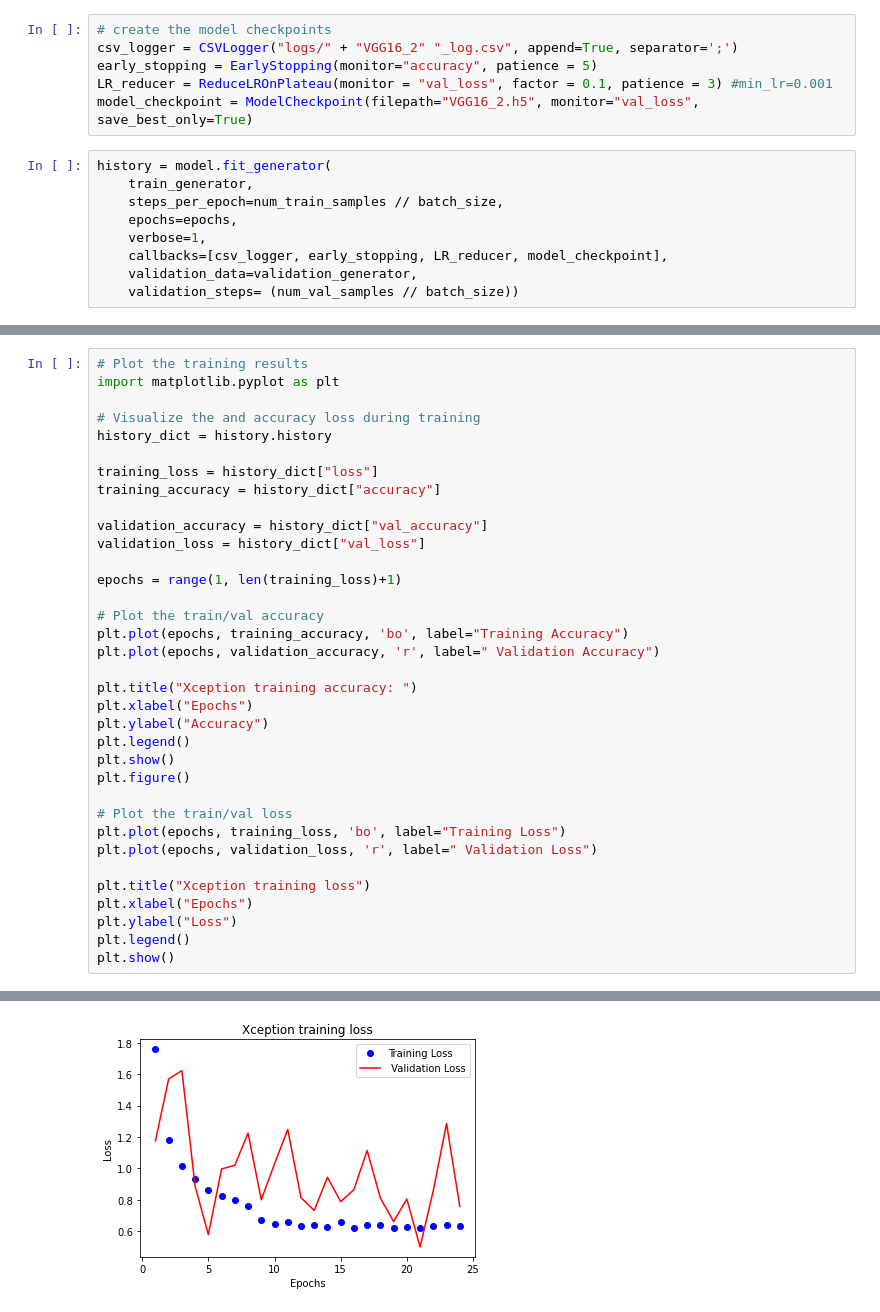
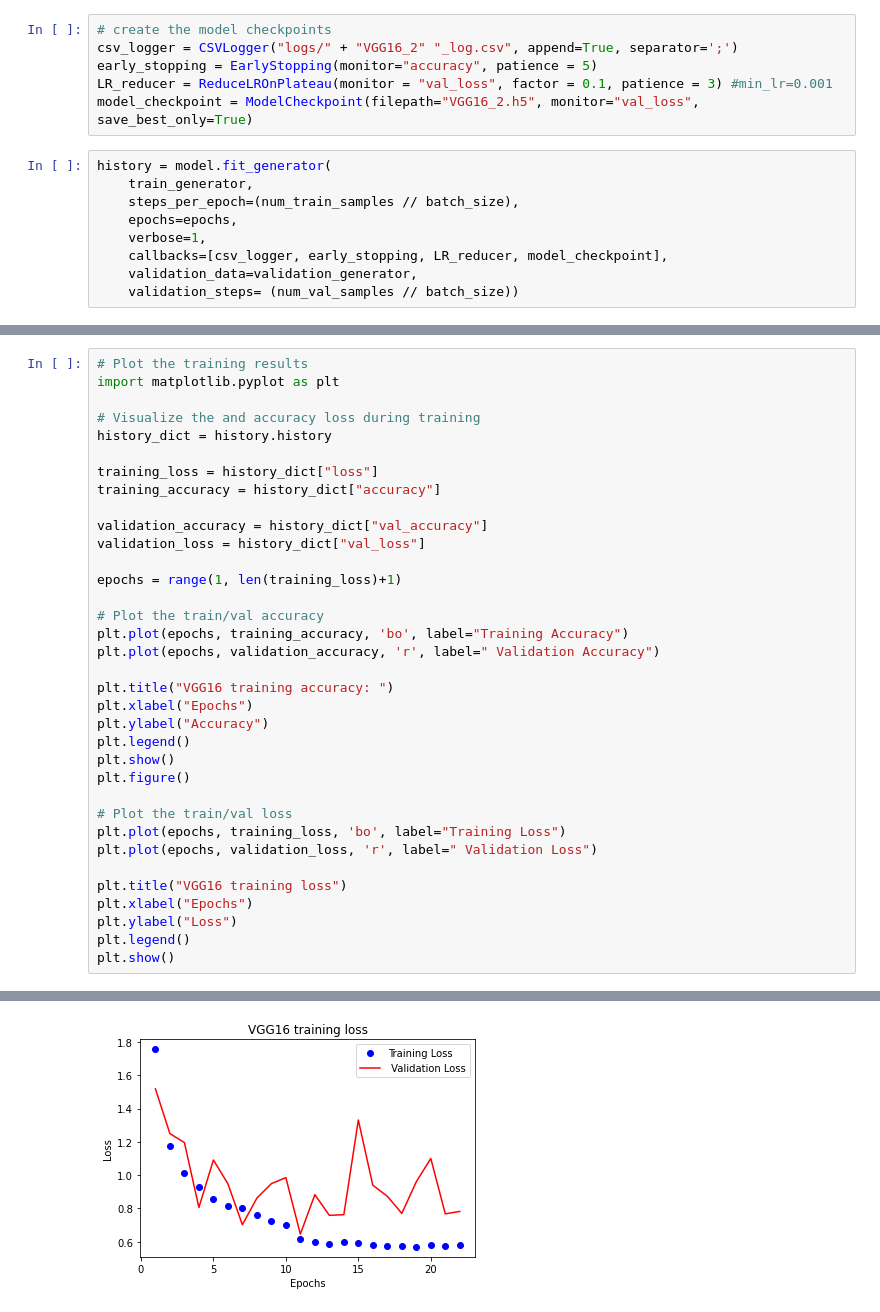
Before and after one commit to 42694647426/MAISHACK2021, a Jupyter notebook: ML_model/VGG16.ipynb, the cells around one changed output, grey strips where cells are left out. Drawn from its saved outputs; the diff is of its cells as text.

```diff
--- a/ML_model/VGG16.ipynb
+++ b/ML_model/VGG16.ipynb
@@ -194,7 +194,7 @@ model_checkpoint = ModelCheckpoint(filepath="VGG16_2.h5", monitor="val_loss", sa
 # %%
 history = model.fit_generator(
     train_generator,
-    steps_per_epoch=num_train_samples // batch_size,
+    steps_per_epoch=(num_train_samples // batch_size),
     epochs=epochs,
     verbose=1,
     callbacks=[csv_logger, early_stopping, LR_reducer, model_checkpoint],
@@ -237,7 +237,7 @@ epochs = range(1, len(training_loss)+1)
 plt.plot(epochs, training_accuracy, 'bo', label="Training Accuracy")
 plt.plot(epochs, validation_accuracy, 'r', label=" Validation Accuracy")
 
-plt.title("Xception training accuracy: ")
+plt.title("VGG16 training accuracy: ")
 plt.xlabel("Epochs")
 plt.ylabel("Accuracy")
 plt.legend()
@@ -248,7 +248,7 @@ plt.figure()
 plt.plot(epochs, training_loss, 'bo', label="Training Loss")
 plt.plot(epochs, validation_loss, 'r', label=" Validation Loss")
 
-plt.title("Xception training loss")
+plt.title("VGG16 training loss")
 plt.xlabel("Epochs")
 plt.ylabel("Loss")
 plt.legend()
@@ -258,4 +258,4 @@ plt.show()
-[figure, old version]
+[figure, new version]
 # %%
 # import some additional librairies
 from sklearn.metrics import confusion_matrix
```
Also changed, not shown: parts of 8 cells of this notebook.
